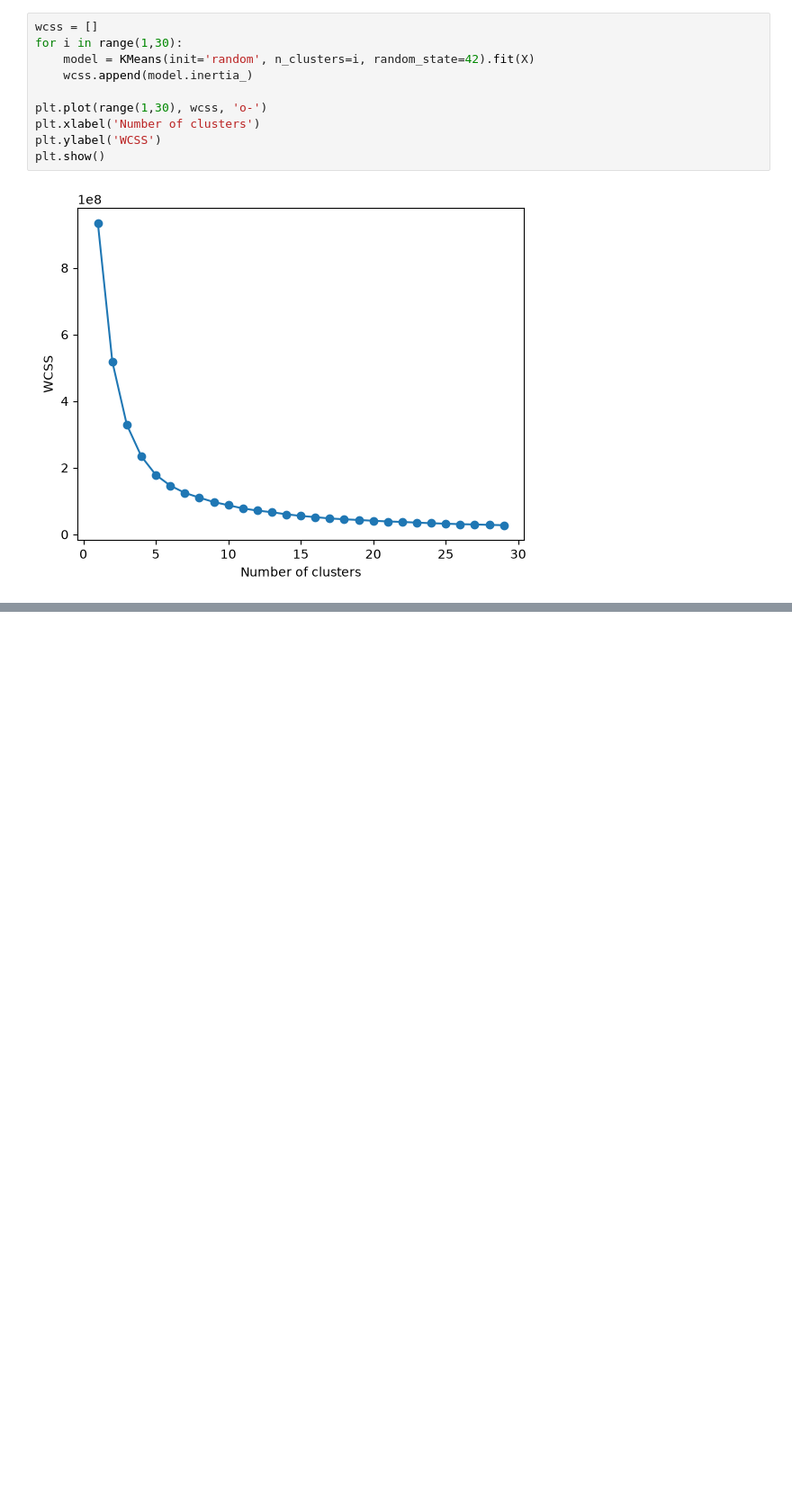
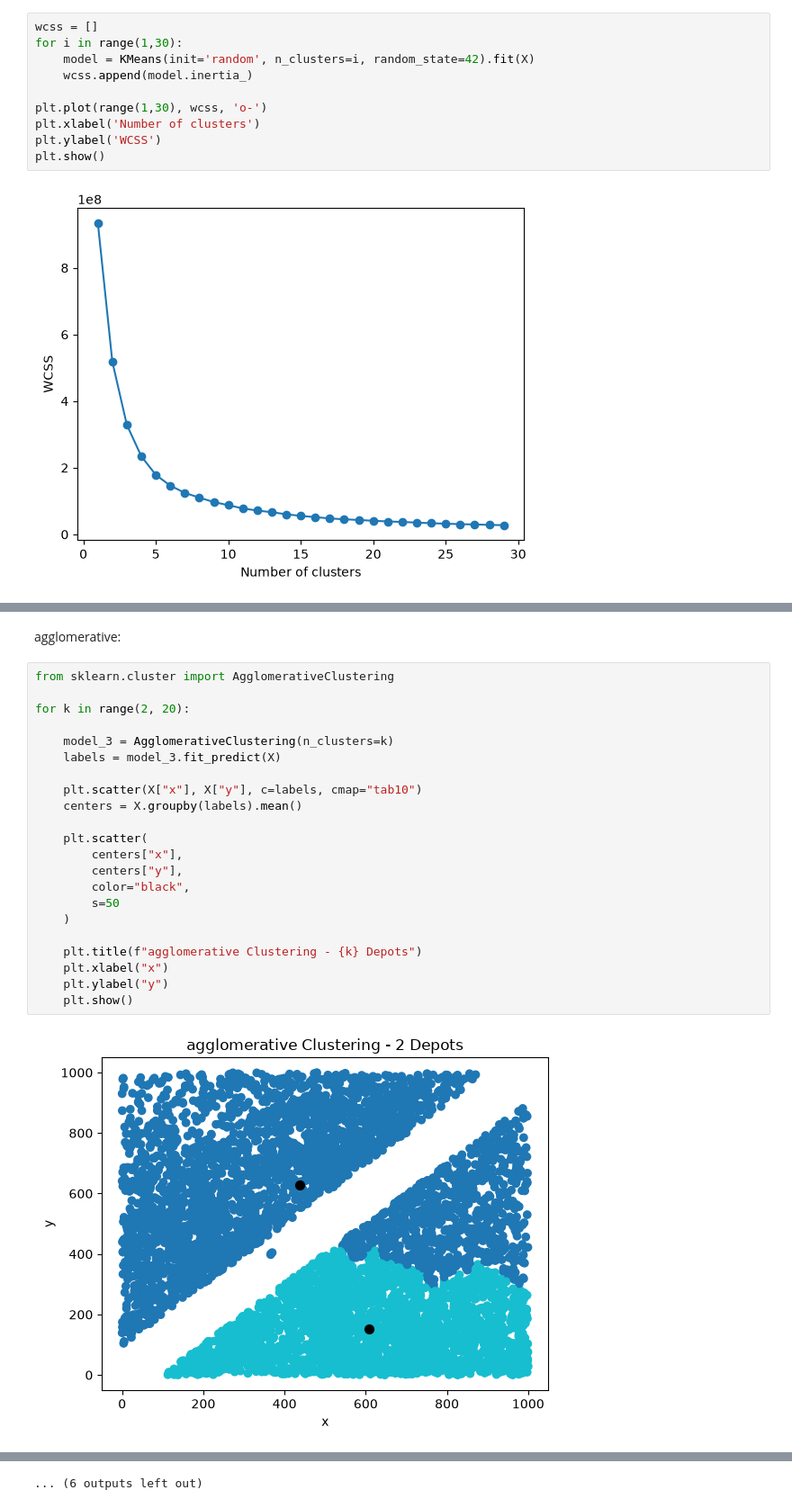
Before and after one commit to MustBeViable/DatanKasittely, a Jupyter notebook: kmean_and_agglomerative_hierarchical_clustering.ipynb, the cells around one changed output, grey strips where cells are left out. Shown at 90% size. Saved outputs shown, nothing was run; the diff lists cells and outputs as text; blank space fills up the shorter version.

```diff
--- a/kmean_and_agglomerative_hierarchical_clustering.ipynb
+++ b/kmean_and_agglomerative_hierarchical_clustering.ipynb
@@ -115,0 +113,26 @@ plt.show()
+# %% [markdown]
+agglomerative:
+# %%
+from sklearn.cluster import AgglomerativeClustering
+
+for k in range(2, 20):
+
+    model_3 = AgglomerativeClustering(n_clusters=k)
+    labels = model_3.fit_predict(X)
+
+    plt.scatter(X["x"], X["y"], c=labels, cmap="tab10")
+    centers = X.groupby(labels).mean()
+
+    plt.scatter(
+        centers["x"],
+        centers["y"],
+        color="black",
+        s=50
+    )
+
+    plt.title(f"agglomerative Clustering - {k} Depots")
+    plt.xlabel("x")
+    plt.ylabel("y")
+    plt.show()
+# %% [output]
+[figure, added]
@@ -115,0 +150 @@ plt.show()
+... (6 outputs left out)
```
Also changed, not shown: parts of 4 cells of this notebook, 1 other file.
